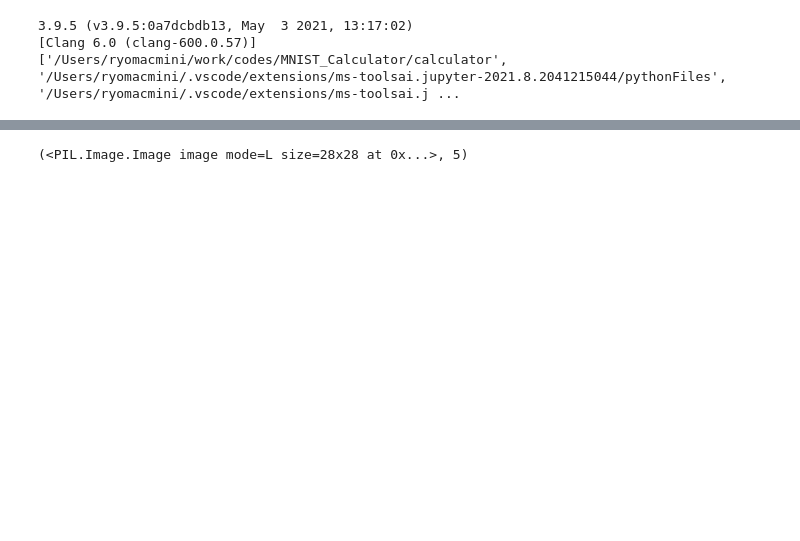
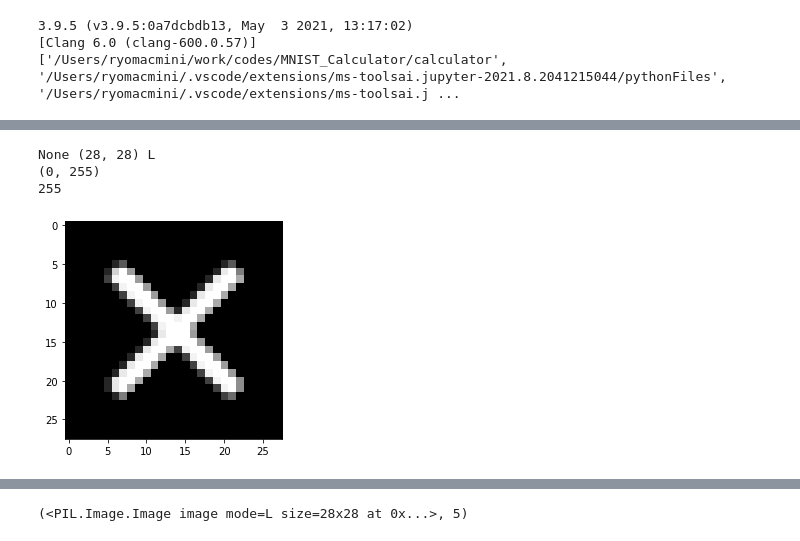
Before and after one commit to zoosecretbase/MNIST_Calculator, a Jupyter notebook: calculator/calculator.ipynb, the cells around one changed output, grey strips where cells are left out. Saved outputs shown, nothing was run; the diff lists cells and outputs as text; code cells hidden in the pictures; blank space fills up the shorter version.

```diff
--- a/calculator/calculator.ipynb
+++ b/calculator/calculator.ipynb
@@ -32,0 +51,12 @@ from real_imgs import *
+# %%
+im2 = Image.open('img/multiplication28pix.png')
+new_im = im2.convert('L')
+plt.imshow(np.array(new_im), cmap='gray')
+print(new_im.format, new_im.size, new_im.mode) #フォーマット、サイズ（幅、高さ）、モードなどのメタ情報を取得。サイズは(幅, 高さ)。
+print(new_im.getextrema()) #RGB各色の最小値と最大値を取得。
+print(new_im.getpixel((14, 14))) #指定した座標の色を取得。座標の原点(0, 0)は左上。(R, G, B)のタプルが返される。
+# %% [output]
+None (28, 28) L
+(0, 255)
+255
+[figure, added]
```
Also changed, not shown: parts of 33 cells of this notebook, 13 other files.
